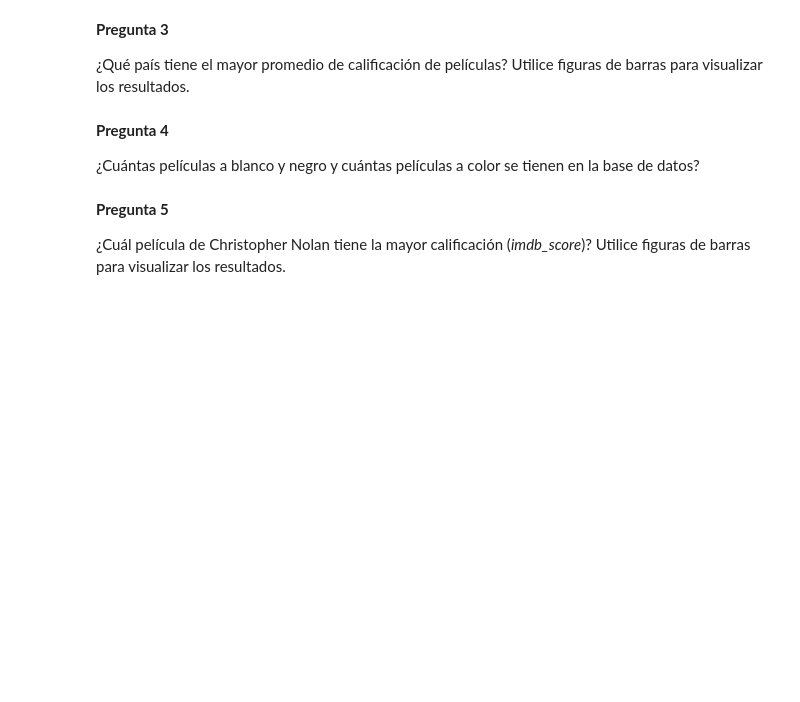
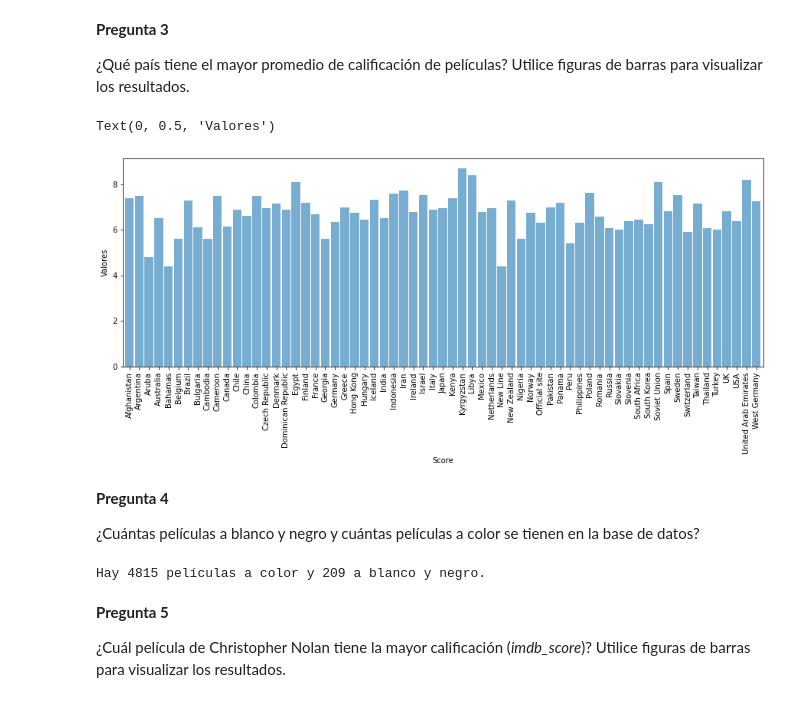
Before and after one commit to Katherynv/P1, a Jupyter notebook: 1005258018.ipynb, the cells around one changed output. Saved outputs shown, nothing was run; the diff lists cells and outputs as text; code cells hidden in the pictures; blank space fills up the shorter version.

```diff
--- a/1005258018.ipynb
+++ b/1005258018.ipynb
@@ -119,3 +123,16 @@ Para crear el histograma:
+# %%
+#Espacio para el código de la pregunta 3
+prom = df.groupby('country')['imdb_score'].mean()
+ax_prom = prom.plot(kind = 'bar',
+                    stacked = 'True',          # Muestra las barras apiladas
+                    alpha = 0.6,               # nivel de transparencia
+                    width = 0.9,               # Grosor de las barras para dejar espacio entre ellas
+                    figsize=(15,5))
+ax_prom.set_xlabel('Score')
+ax_prom.set_ylabel('Valores')
+# %% [output]
+Text(0, 0.5, 'Valores')
+[figure, added]
 # %% [markdown]
 **Pregunta 4**
 
@@ -125,3 +140,16 @@ Para crear el histograma:
+# %%
+#Espacio para el código de la pregunta 4
+df_blanco_y_negro = df[df['color'] == " Black and White"]
+df_a_color = df[df['color'] == "Color"]
+movies_BaW=df_blanco_y_negro.shape[0]
+movies_color=df_a_color.shape[0]
+lista=[]
+lista.append(movies_color)
+lista.append(movies_BaW)
+lista
+print(f"Hay {(lista[0])} películas a color y {(lista[1])} a blanco y negro.")
+# %% [output]
+Hay 4815 películas a color y 209 a blanco y negro.
 # %% [markdown]
 **Pregunta 5**
 
```
Also changed, not shown: parts of 12 cells of this notebook.
